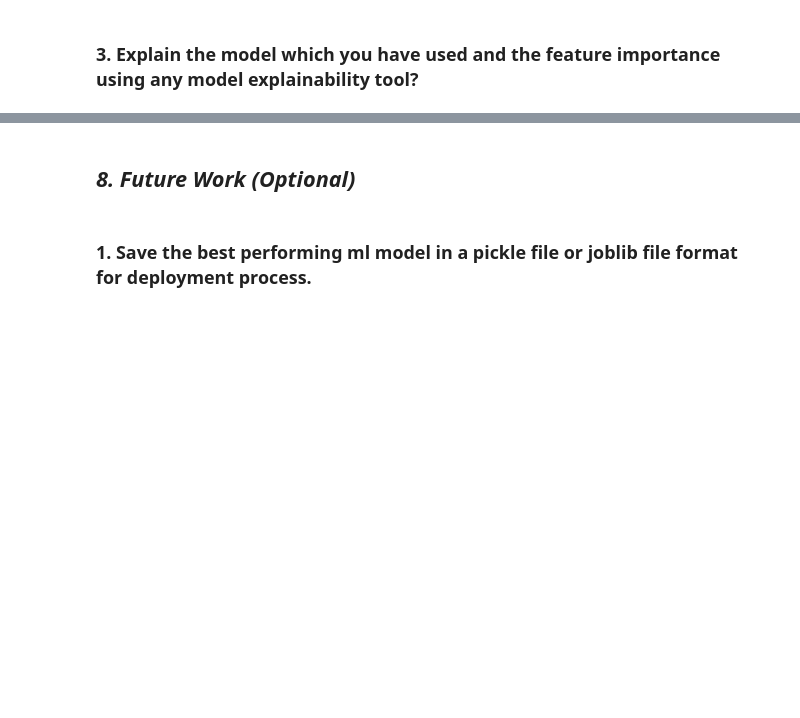
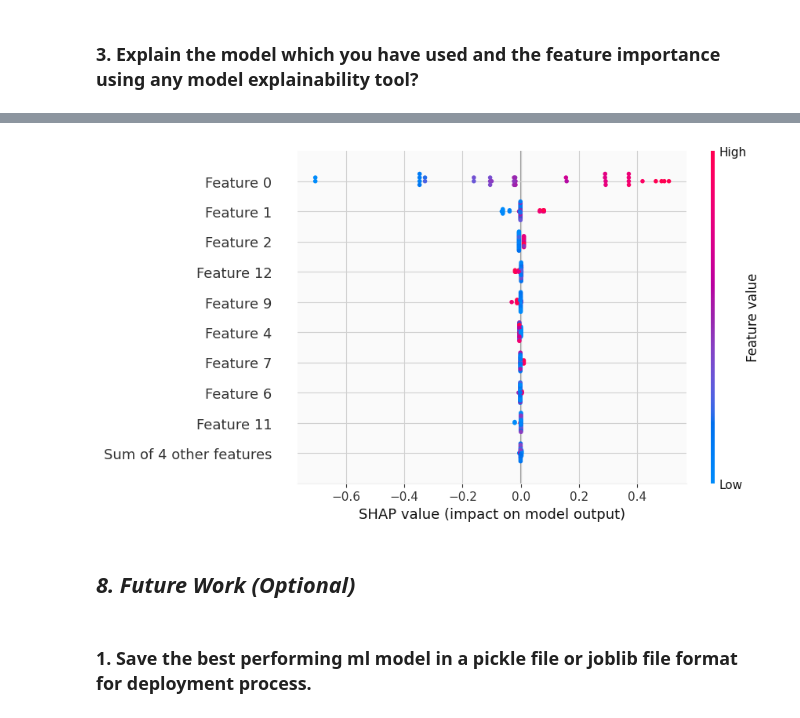
Before and after one commit to subhashsomarouthu/Yes_Bank_Stock_Closing_Price_Prediction, a Jupyter notebook: Yes_Bank_Stock_Closing_Price_prediction.ipynb, the cells around one changed output, grey strips where cells are left out. Saved outputs shown, nothing was run; the diff lists cells and outputs as text; code cells hidden in the pictures; blank space fills up the shorter version.

```diff
--- a/Yes_Bank_Stock_Closing_Price_prediction.ipynb
+++ b/Yes_Bank_Stock_Closing_Price_prediction.ipynb
@@ -2239,3 +2341,8 @@ Answer Here.
+# %%
+
+shap.plots.beeswarm(shap_values)
+# %% [output]
+[figure, added]
 # %% [markdown]
 ## ***8.*** ***Future Work (Optional)***
 # %% [markdown]
```
Also changed, not shown: parts of 30 cells of this notebook.
